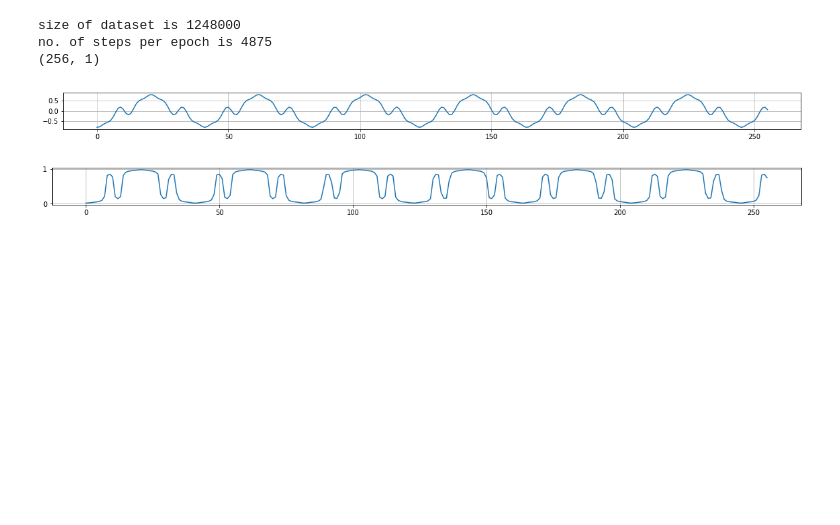
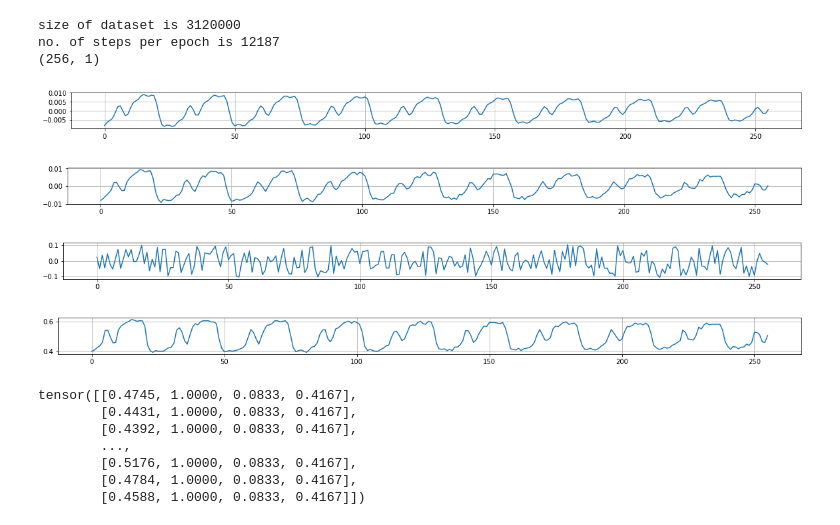
Before and after one commit to muhdhuz/RNNControl, a Jupyter notebook: main.ipynb, the cells around one changed output. Drawn from its saved outputs; the diff is of its cells as text; code cells hidden in the pictures; blank space fills up the shorter version.

```diff
--- a/main.ipynb
+++ b/main.ipynb
@@ -76,21 +137,22 @@ dict_keys(['meta', 'instID', 'amplitude', 'midiPitch'])
 # %%
 # Initialize dataset & dataloader
 #*************************************
-audiocoding = mulawnEncode(256,0,1) #initialize the mu-law encodings
-targetcoding = mulaw(256)
-rescalePitch = normalizeDim('midiPitch',64,76)
-rescaleAmp = normalizeDim('amplitude',0,0.9)
+audiocoding = mulawnEncode(output_size,0,1) #initialize the mu-law encodings
+targetcoding = mulaw(output_size)
+rescalePitch = normalizeDim('midiPitch',lowNote,hiNote)
+rescaleAmp = normalizeDim('volume',0,0.9)
+cond_size = len(prop)
 
 adataset = dataloader.AudioDataset(sr,seqLen,stride,
                                   datadir=datadir,extension='wav',
-                                  paramdir=paramdir,prop=['instID','amplitude','midiPitch'],
-                                  transform=transform.Compose([injectNoise(weight=0.1),audiocoding,array2tensor(torch.FloatTensor)]),
+                                  paramdir=paramdir,prop=prop,
+                                  transform=transform.Compose([injectNoise(weight=noise),audiocoding,array2tensor(torch.FloatTensor)]),
                                   param_transform=transform.Compose([rescaleAmp,rescalePitch,dic2tensor(torch.FloatTensor)]),
                                   target_transform=transform.Compose([targetcoding,array2tensor(torch.LongTensor)]))
 
 testdataset = dataloader.AudioDataset(sr,seqLen,stride,
                                   datadir=datadir,extension='wav',
-                                  paramdir=paramdir,prop=['instID','amplitude','midiPitch'],
+                                  paramdir=paramdir,prop=prop,
                                   transform=transform.Compose([array2tensor(torch.FloatTensor)]),
                                   param_transform=transform.Compose([rescaleAmp,rescalePitch,dic2tensor(torch.FloatTensor)]),
                                   target_transform=transform.Compose([array2tensor(torch.LongTensor)]))
@@ -167,22 +171,53 @@ print(input)
 # %%
+#Just to visualize the audio encoding in dataloader
+
 print("size of dataset is",len(adataset))
 print("no. of steps per epoch is",len(adataset)//batch_size)
 
+# first pick a section of audio from the dataset
 samp = adataset.rand_sample()
 print(samp.shape)
 plt.figure(figsize=(20,1))
 plt.plot(np.arange(len(samp)), samp) #just print one example from the batch
 plt.grid()
 plt.show()
 
-samp = audiocoding(samp)
+#now inject noise weighted by the signal amplitude (to get roughly constant signal-to-noise ratio across data samples)
+samp2 = samp + 0.1 * np.random.uniform(samp.min(), samp.max(), size=len(samp)).reshape(-1,1)
 plt.figure(figsize=(20,1))
-plt.plot(np.arange(len(samp)), samp) #just print one example from the batch
+plt.plot(np.arange(len(samp2)), samp2) #just print one example from the batch
 plt.grid()
 plt.show()
+
+#if required the noise can be fixed as well (constant=True) - see injectNoise() in transforms.py
+samp3 = samp + 0.1 * np.random.uniform(-1, 1, size=len(samp)).reshape(-1,1)
+plt.figure(figsize=(20,1))
+plt.plot(np.arange(len(samp3)), samp3) #just print one example from the batch
+plt.grid()
+plt.show()
+
+#we then encode the sampling to mu-law
+samp_coded = audiocoding(samp2)
+plt.figure(figsize=(20,1))
+plt.plot(np.arange(len(samp_coded)), samp_coded) #just print one example from the batch
+plt.grid()
+plt.show()
+
+for step, (inp,target) in enumerate(train_loader):
+        print(inp[0])
+        break
 # %% [output]
-size of dataset is 1248000
-no. of steps per epoch is 4875
+size of dataset is 3120000
+no. of steps per epoch is 12187
 (256, 1)
-[figure, old version]
+[figure, new version]
-[figure, old version]
+[figure, new version]
+[figure, added]
+[figure, added]
+tensor([[0.4745, 1.0000, 0.0833, 0.4167],
+        [0.4431, 1.0000, 0.0833, 0.4167],
+        [0.4392, 1.0000, 0.0833, 0.4167],
+        ...,
+        [0.5176, 1.0000, 0.0833, 0.4167],
+        [0.4784, 1.0000, 0.0833, 0.4167],
+        [0.4588, 1.0000, 0.0833, 0.4167]])
```
Also changed, not shown: parts of 12 cells of this notebook, 3 other files.
